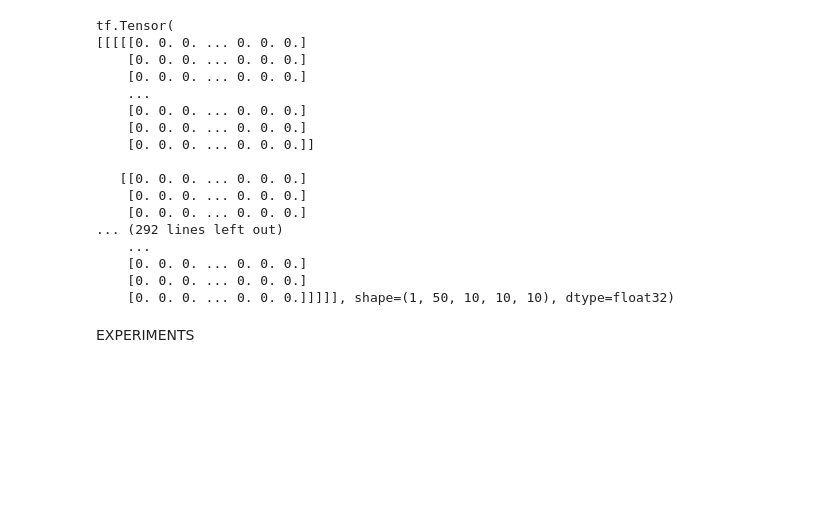
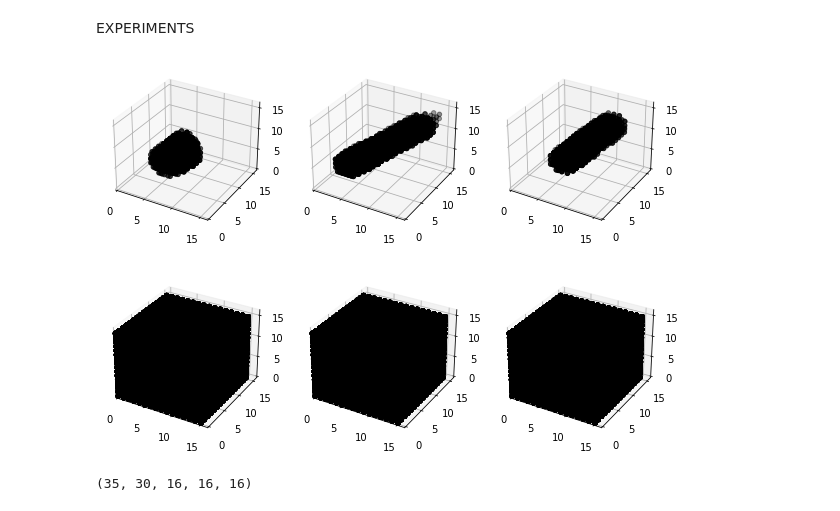
Before and after one commit to bdubey/gpvae_latent_3d, a Jupyter notebook: bproject.ipynb, the cells around one changed output. Saved outputs shown, nothing was run; the diff lists cells and outputs as text; code cells hidden in the pictures; blank space fills up the shorter version.

```diff
--- a/bproject.ipynb
+++ b/bproject.ipynb
@@ -504,29 +511,11 @@ def build_video_batch_graph(tmax=50,
 
     return vid_batch
 
-x = build_video_batch_graph()
-print(x)
+# x = build_video_batch_graph()
+# print(x)
 # tf.print(x[0][0], output_stream=sys.stdout)
 # tensor = tf.range(10)
 # tf.print(tensor, output_stream=sys.stdout)
-# %% [output]
-tf.Tensor(
-[[[[[0. 0. 0. ... 0. 0. 0.]
-    [0. 0. 0. ... 0. 0. 0.]
-    [0. 0. 0. ... 0. 0. 0.]
-    ...
-    [0. 0. 0. ... 0. 0. 0.]
-    [0. 0. 0. ... 0. 0. 0.]
-    [0. 0. 0. ... 0. 0. 0.]]
-
-   [[0. 0. 0. ... 0. 0. 0.]
-    [0. 0. 0. ... 0. 0. 0.]
-    [0. 0. 0. ... 0. 0. 0.]
-... (292 lines left out)
-    ...
-    [0. 0. 0. ... 0. 0. 0.]
-    [0. 0. 0. ... 0. 0. 0.]
-    [0. 0. 0. ... 0. 0. 0.]]]]], shape=(1, 50, 10, 10, 10), dtype=float32)
 # %%
 def build_MLP_inference_graph(vid_batch, layers=[500], tftype=tf.float32):
     """
@@ -821,9 +855,45 @@ pz = 12
 r = 2
 vid_lt = 5
 model_lt = args.modellt
+# %%
+def plot_reconstruction(TD, reconvid, px = 16, nplots = 3):
+    fig = plt.figure(figsize=(10, 7))
+#     fig, ax = plt.subplots(2,4, figsize=(10, 15))
+#     fig = plt.figure(figsize=plt.figaspect(0.5))
+    b = 200+nplots*10
+    for i in range(nplots):
+        n = b+i+1
+        ax = fig.add_subplot(n, projection='3d')
+        ax.set_xlim(0,px)
+        ax.set_ylim(0,px)
+        ax.set_zlim(0,px)
+        for j in range(TD.shape[1]):
+            z,x,y = TD[i][j].nonzero()
+            ax.scatter(x, y, z, zdir='z', c= 'black')
+
+
+        n = b+i+1+nplots
+        ax = fig.add_subplot(n, projection='3d')
+        ax.set_xlim(0,px)
+        ax.set_ylim(0,px)
+        ax.set_zlim(0,px)
+        for j in range(TD.shape[1]):
+            z,x,y = reconvid[i][j].nonzero()
+            ax.scatter(x, y, z, zdir='z', c= 'black')
+    plt.pause(0.5);
+    clear_output(wait=True);
+#     plt.show()
+# k = 5
+plot_reconstruction(TD[k:], reconvid[k:])
+# %% [output]
+[figure, added]
 # %%
 # beta = tf.compat.v1.placeholder(dtype=tf.float32, shape=())
 # vid_batch = build_video_batch_graph(batch=batch, tmax=tmax, px=px, py=py,pz=pz, r=r, lt=vid_lt)
 # s_elbo, s_rec, s_pkl, np_elbo, np_rec, np_pkl, \
 #     p_m,p_v,q_m,q_v,pred_vid, _ = build_sin_and_np_elbo_graphs(vid_batch, beta, lt=model_lt)
+
+TD.shape
+# %% [output]
+(35, 30, 16, 16, 16)
 # %%
```
Also changed, not shown: parts of 23 cells of this notebook.
